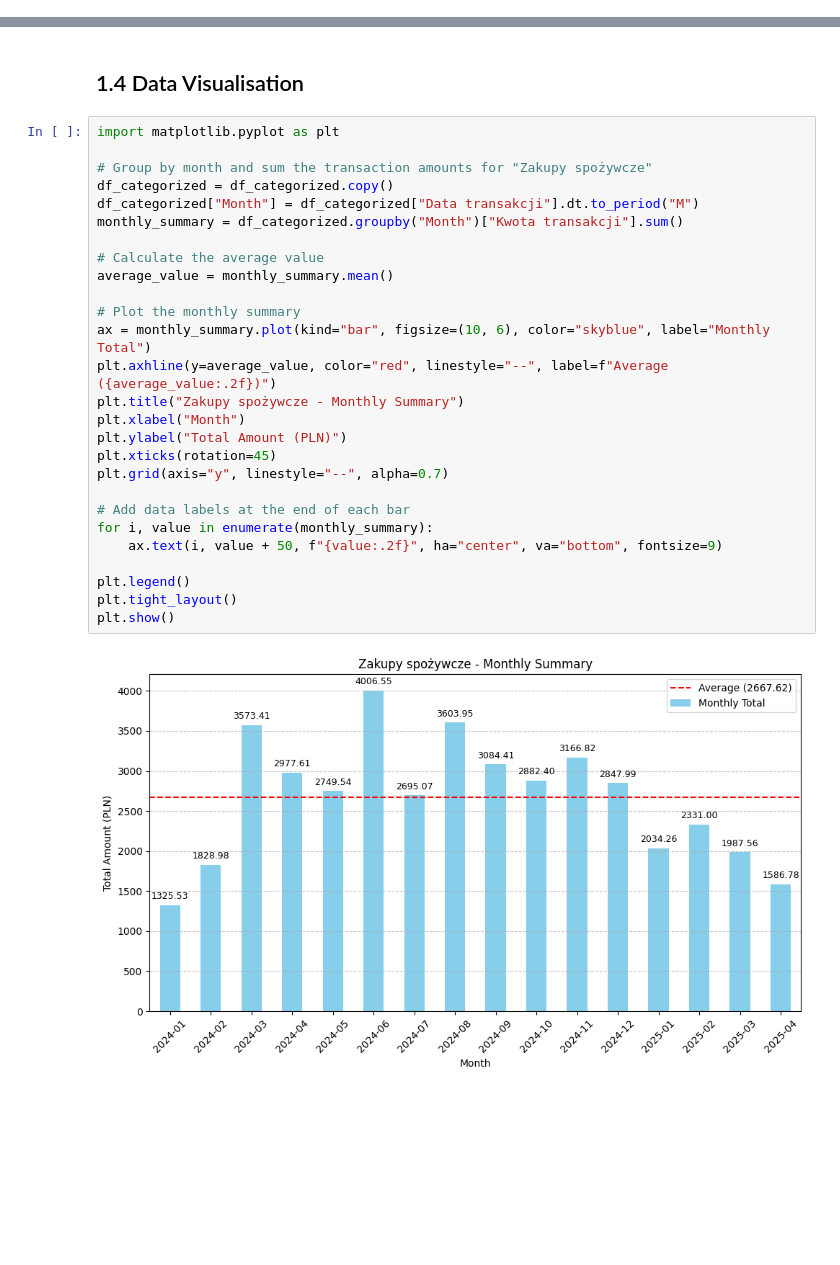
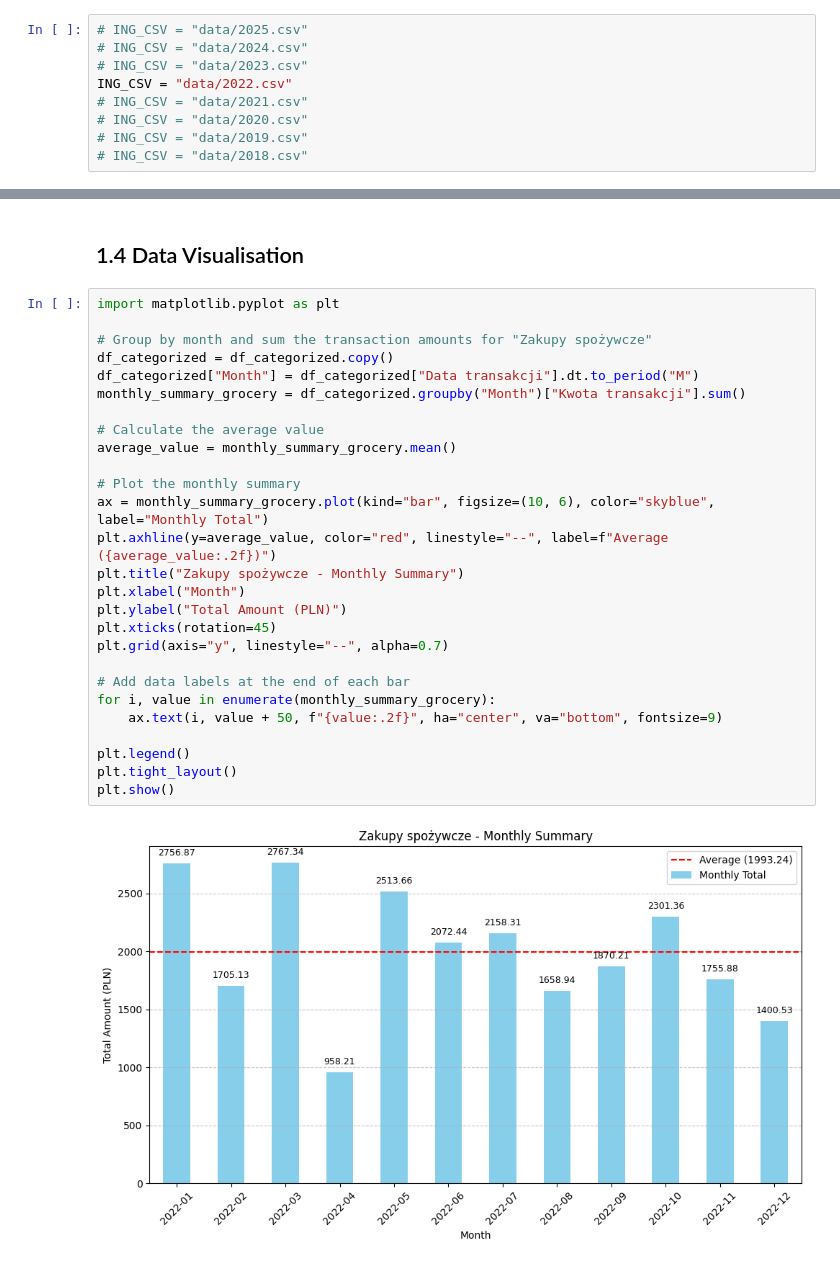
Before and after one commit to sodelalbert/StatementScan, a Jupyter notebook: bsa.ipynb, the cells around one changed output, grey strips where cells are left out. Saved outputs shown, nothing was run; the diff lists cells and outputs as text; blank space fills up the shorter version.

```diff
--- a/bsa.ipynb
+++ b/bsa.ipynb
@@ -23,3 +17,12 @@ CATEGORY = {}
+# %%
+# ING_CSV = "data/2025.csv"
+# ING_CSV = "data/2024.csv"
+# ING_CSV = "data/2023.csv"
+ING_CSV = "data/2022.csv"
+# ING_CSV = "data/2021.csv"
+# ING_CSV = "data/2020.csv"
+# ING_CSV = "data/2019.csv"
+# ING_CSV = "data/2018.csv"
 # %% [markdown]
 # 1. ING Bank Śląski
 # %% [markdown]
@@ -183,29 +186,29 @@ df_categorized =  df[df["Kategoria"] == "Zakupy spożywcze"]
 # %%
 import matplotlib.pyplot as plt
 
 # Group by month and sum the transaction amounts for "Zakupy spożywcze"
 df_categorized = df_categorized.copy()
 df_categorized["Month"] = df_categorized["Data transakcji"].dt.to_period("M")
-monthly_summary = df_categorized.groupby("Month")["Kwota transakcji"].sum()
+monthly_summary_grocery = df_categorized.groupby("Month")["Kwota transakcji"].sum()
 
 # Calculate the average value
-average_value = monthly_summary.mean()
+average_value = monthly_summary_grocery.mean()
 
 # Plot the monthly summary
-ax = monthly_summary.plot(kind="bar", figsize=(10, 6), color="skyblue", label="Monthly Total")
+ax = monthly_summary_grocery.plot(kind="bar", figsize=(10, 6), color="skyblue", label="Monthly Total")
 plt.axhline(y=average_value, color="red", linestyle="--", label=f"Average ({average_value:.2f})")
 plt.title("Zakupy spożywcze - Monthly Summary")
 plt.xlabel("Month")
 plt.ylabel("Total Amount (PLN)")
 plt.xticks(rotation=45)
 plt.grid(axis="y", linestyle="--", alpha=0.7)
 
 # Add data labels at the end of each bar
-for i, value in enumerate(monthly_summary):
+for i, value in enumerate(monthly_summary_grocery):
     ax.text(i, value + 50, f"{value:.2f}", ha="center", va="bottom", fontsize=9)
 
 plt.legend()
 plt.tight_layout()
 plt.show()
 # %% [output]
-[figure, old version]
+[figure, new version]
```
Also changed, not shown: parts of 5 cells of this notebook.
